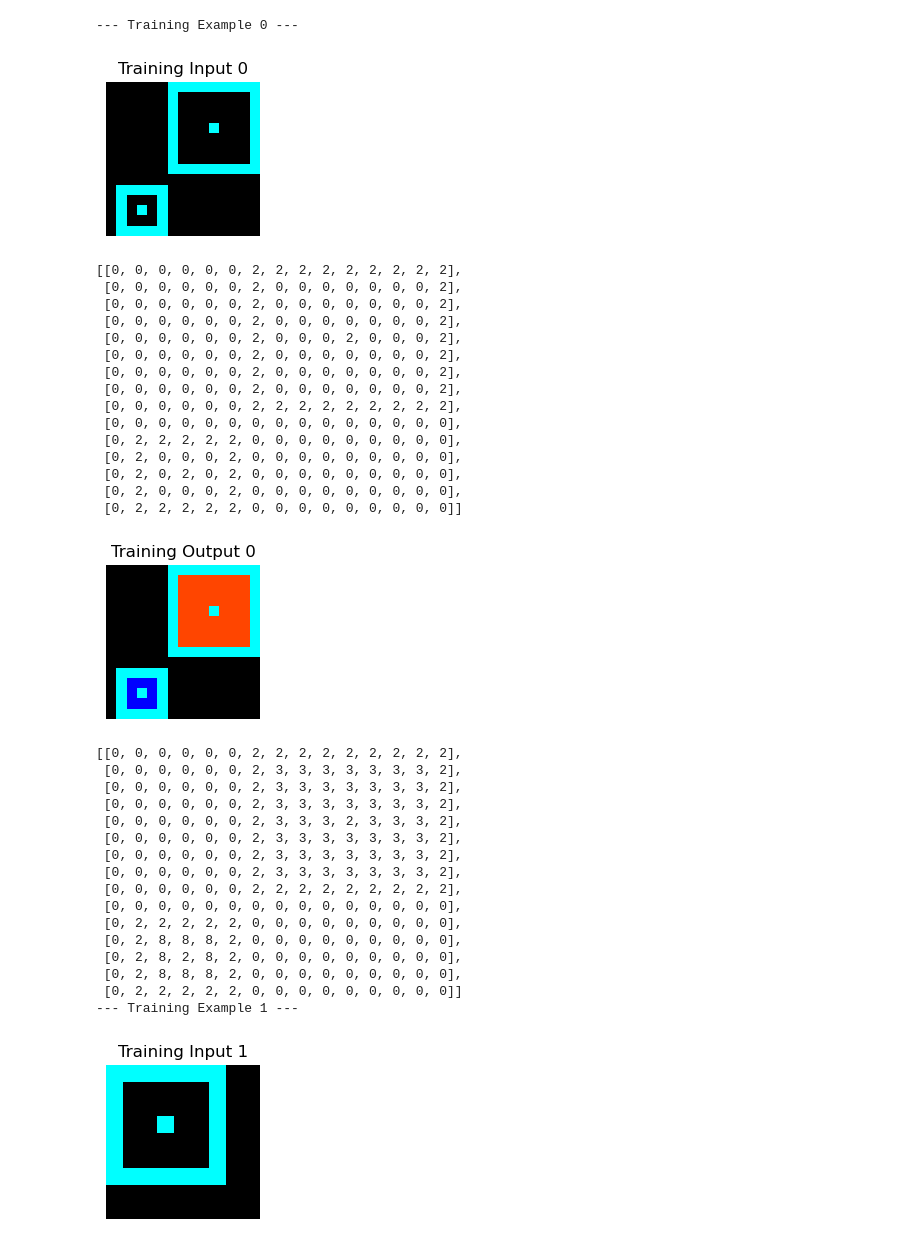
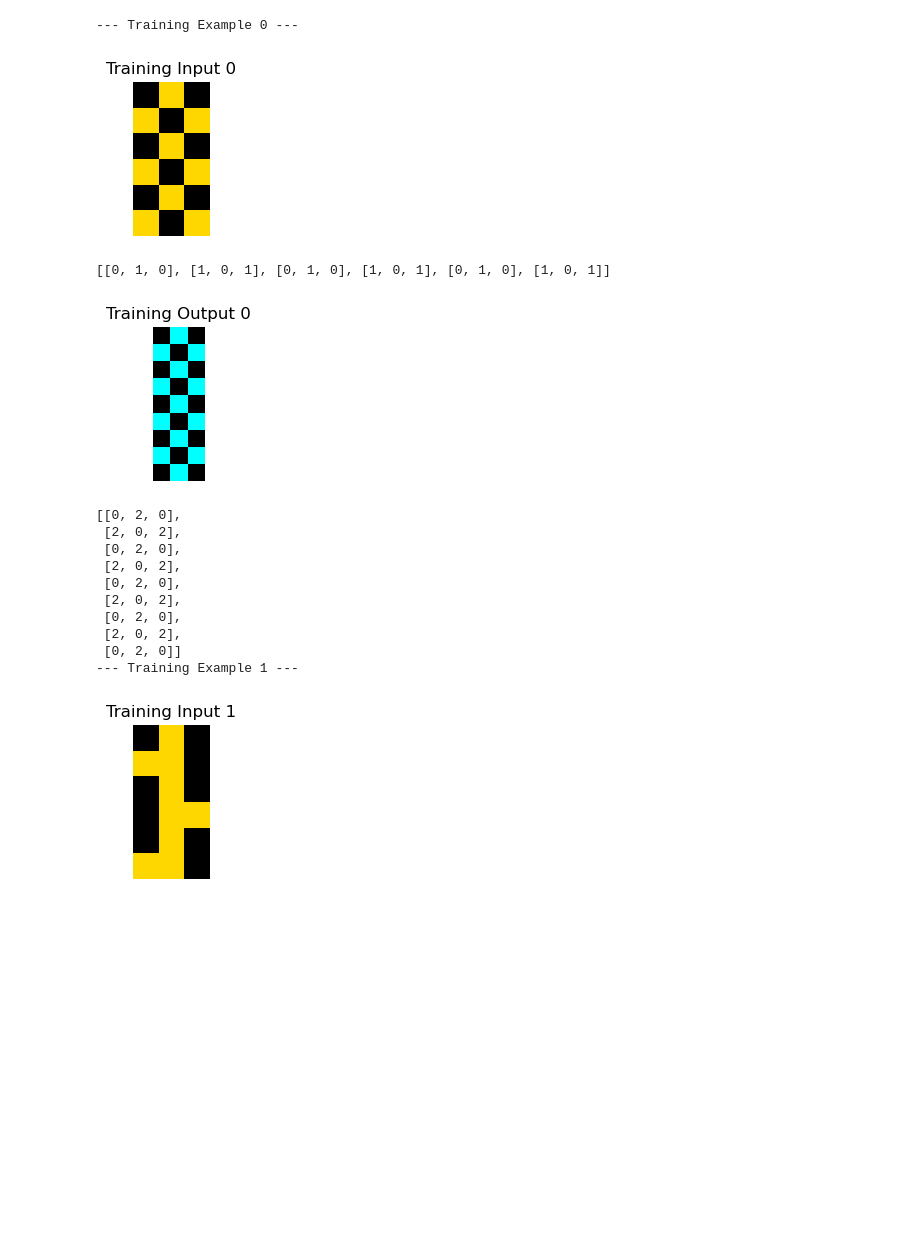
Before and after one commit to yann112/GridGlyph, a Jupyter notebook: notebooks/solve_symbolic_puzzle.ipynb, the cells around one changed output. Drawn from its saved outputs; the diff is of its cells as text; code cells hidden in the pictures; blank space fills up the shorter version.

```diff
--- a/notebooks/solve_symbolic_puzzle.ipynb
+++ b/notebooks/solve_symbolic_puzzle.ipynb
@@ -89,62 +89,42 @@ def plot_grid(grid, title=""):
     plt.axis('off')
     plt.show()
 # %%
-n=4
+n=5
 
 
 with open(json_file, 'r') as file:
     data = json.load(file)
 
 data.keys()
 list_number = list(data.keys())
 puzzle_id = list_number[n]
 puzzle = data[puzzle_id]
 
 # Loop to plot all input/output pairs
 for i, example in enumerate(puzzle["train"]):
     print(f"--- Training Example {i} ---")
     plot_grid(example["input"], title=f"Training Input {i}")
     pprint(example["input"])
     plot_grid(example["output"], title=f"Training Output {i}")
     pprint(example["output"])
 
 
 for i, example in enumerate(puzzle["test"]):
     print(f"--- Test Example {i} ---")
     plot_grid(example["input"], title=f"Test Input {i}")
 # %% [output]
 --- Training Example 0 ---
-[figure, old version]
+[figure, new version]
-[[0, 0, 0, 0, 0, 0, 2, 2, 2, 2, 2, 2, 2, 2, 2],
- [0, 0, 0, 0, 0, 0, 2, 0, 0, 0, 0, 0, 0, 0, 2],
- [0, 0, 0, 0, 0, 0, 2, 0, 0, 0, 0, 0, 0, 0, 2],
- [0, 0, 0, 0, 0, 0, 2, 0, 0, 0, 0, 0, 0, 0, 2],
- [0, 0, 0, 0, 0, 0, 2, 0, 0, 0, 2, 0, 0, 0, 2],
- [0, 0, 0, 0, 0, 0, 2, 0, 0, 0, 0, 0, 0, 0, 2],
- [0, 0, 0, 0, 0, 0, 2, 0, 0, 0, 0, 0, 0, 0, 2],
- [0, 0, 0, 0, 0, 0, 2, 0, 0, 0, 0, 0, 0, 0, 2],
- [0, 0, 0, 0, 0, 0, 2, 2, 2, 2, 2, 2, 2, 2, 2],
- [0, 0, 0, 0, 0, 0, 0, 0, 0, 0, 0, 0, 0, 0, 0],
- [0, 2, 2, 2, 2, 2, 0, 0, 0, 0, 0, 0, 0, 0, 0],
- [0, 2, 0, 0, 0, 2, 0, 0, 0, 0, 0, 0, 0, 0, 0],
- [0, 2, 0, 2, 0, 2, 0, 0, 0, 0, 0, 0, 0, 0, 0],
- [0, 2, 0, 0, 0, 2, 0, 0, 0, 0, 0, 0, 0, 0, 0],
- [0, 2, 2, 2, 2, 2, 0, 0, 0, 0, 0, 0, 0, 0, 0]]
+[[0, 1, 0], [1, 0, 1], [0, 1, 0], [1, 0, 1], [0, 1, 0], [1, 0, 1]]
-[figure, old version]
+[figure, new version]
-[[0, 0, 0, 0, 0, 0, 2, 2, 2, 2, 2, 2, 2, 2, 2],
- [0, 0, 0, 0, 0, 0, 2, 3, 3, 3, 3, 3, 3, 3, 2],
- [0, 0, 0, 0, 0, 0, 2, 3, 3, 3, 3, 3, 3, 3, 2],
- [0, 0, 0, 0, 0, 0, 2, 3, 3, 3, 3, 3, 3, 3, 2],
- [0, 0, 0, 0, 0, 0, 2, 3, 3, 3, 2, 3, 3, 3, 2],
- [0, 0, 0, 0, 0, 0, 2, 3, 3, 3, 3, 3, 3, 3, 2],
- [0, 0, 0, 0, 0, 0, 2, 3, 3, 3, 3, 3, 3, 3, 2],
- [0, 0, 0, 0, 0, 0, 2, 3, 3, 3, 3, 3, 3, 3, 2],
- [0, 0, 0, 0, 0, 0, 2, 2, 2, 2, 2, 2, 2, 2, 2],
- [0, 0, 0, 0, 0, 0, 0, 0, 0, 0, 0, 0, 0, 0, 0],
- [0, 2, 2, 2, 2, 2, 0, 0, 0, 0, 0, 0, 0, 0, 0],
- [0, 2, 8, 8, 8, 2, 0, 0, 0, 0, 0, 0, 0, 0, 0],
- [0, 2, 8, 2, 8, 2, 0, 0, 0, 0, 0, 0, 0, 0, 0],
- [0, 2, 8, 8, 8, 2, 0, 0, 0, 0, 0, 0, 0, 0, 0],
- [0, 2, 2, 2, 2, 2, 0, 0, 0, 0, 0, 0, 0, 0, 0]]
+[[0, 2, 0],
+ [2, 0, 2],
+ [0, 2, 0],
+ [2, 0, 2],
+ [0, 2, 0],
+ [2, 0, 2],
+ [0, 2, 0],
+ [2, 0, 2],
+ [0, 2, 0]]
 --- Training Example 1 ---
-[figure, old version]
+[figure, new version]
```
Also changed, not shown: parts of 6 cells of this notebook, 5 other files.
